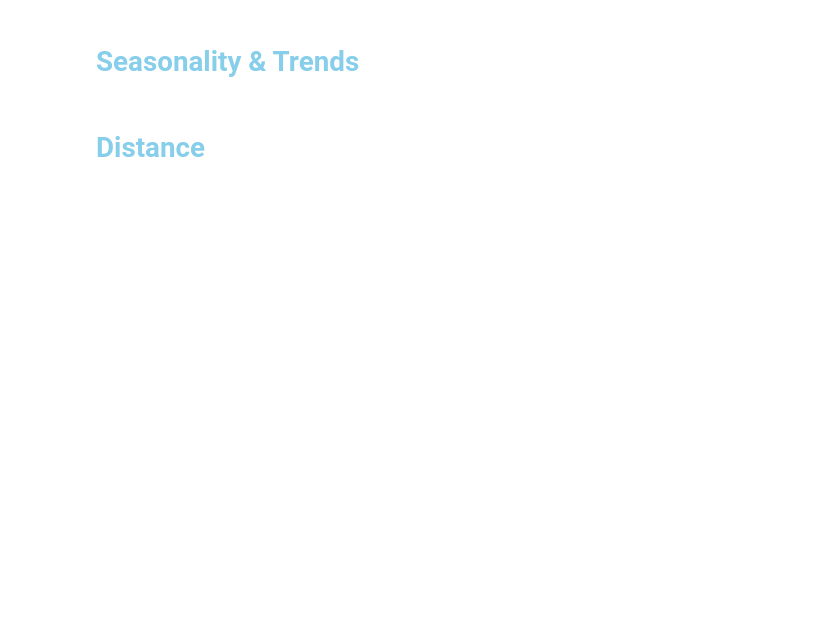
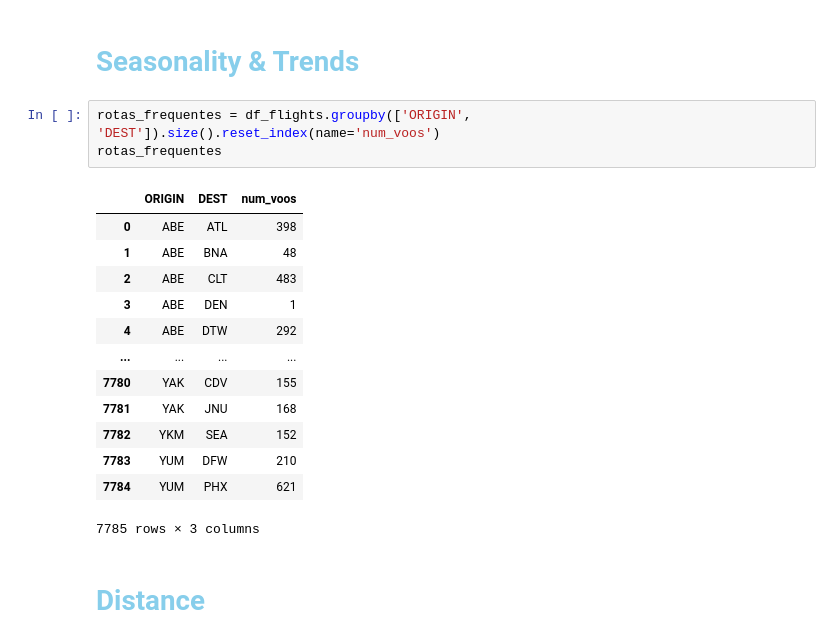
Before and after one commit to BrunoAfonso18/sdw, a Jupyter notebook: flights.ipynb, the cells around one changed output. Saved outputs shown, nothing was run; the diff lists cells and outputs as text; blank space fills up the shorter version.

```diff
--- a/flights.ipynb
+++ b/flights.ipynb
@@ -445,4 +461,21 @@ airline_data.head()
 # %% [markdown]
 # <b></span><span style='color:#87CEEB'> Seasonality & Trends</span></b>
+# %%
+rotas_frequentes = df_flights.groupby(['ORIGIN', 'DEST']).size().reset_index(name='num_voos')
+rotas_frequentes
+# %% [output]
+|  | ORIGIN | DEST | num_voos |
+| 0 | ABE | ATL | 398 |
+| 1 | ABE | BNA | 48 |
+| 2 | ABE | CLT | 483 |
+| 3 | ABE | DEN | 1 |
+| 4 | ABE | DTW | 292 |
+| ... | ... | ... | ... |
+| 7780 | YAK | CDV | 155 |
+| 7781 | YAK | JNU | 168 |
+| 7782 | YKM | SEA | 152 |
+| 7783 | YUM | DFW | 210 |
+| 7784 | YUM | PHX | 621 |
+7785 rows × 3 columns
 # %% [markdown]
 # <b></span><span style='color:#87CEEB'> Distance</span></b>
```
Also changed, not shown: parts of 7 cells of this notebook.
